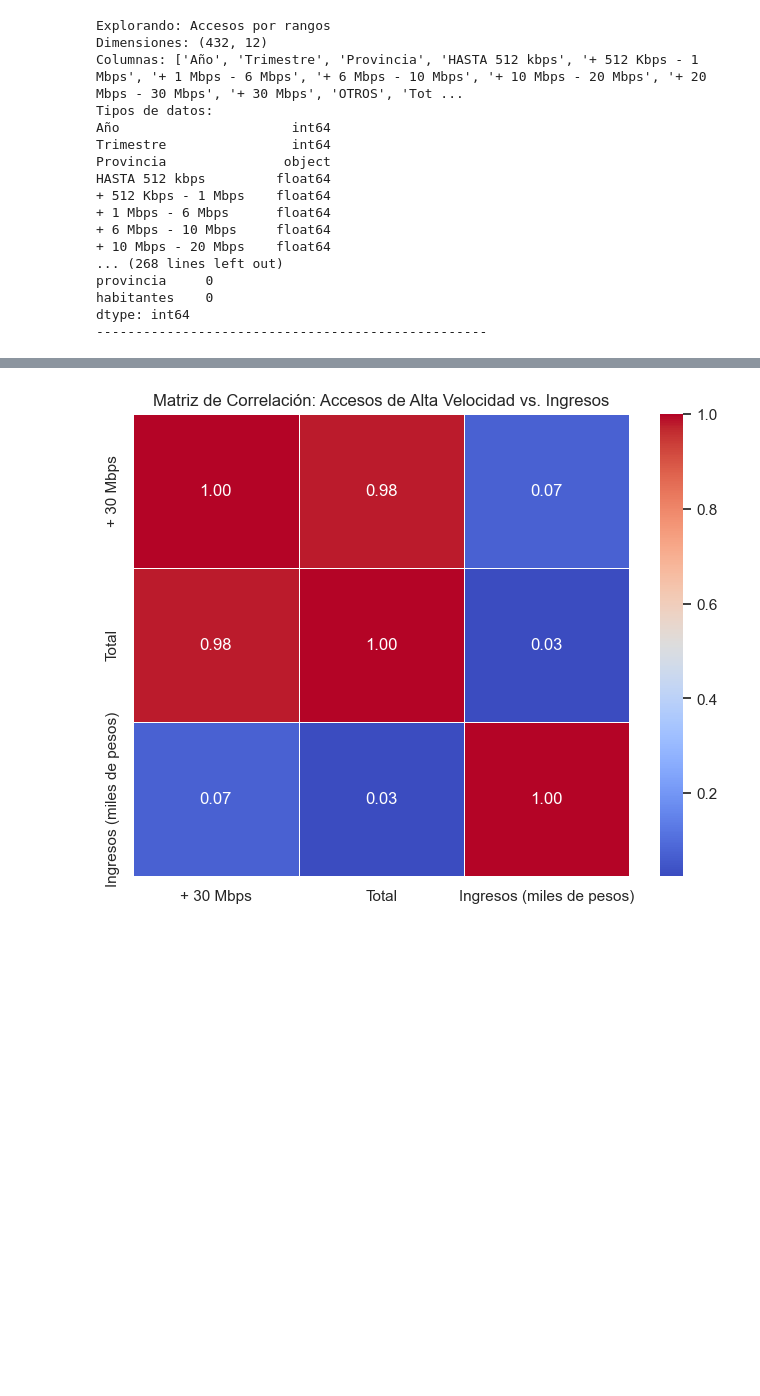
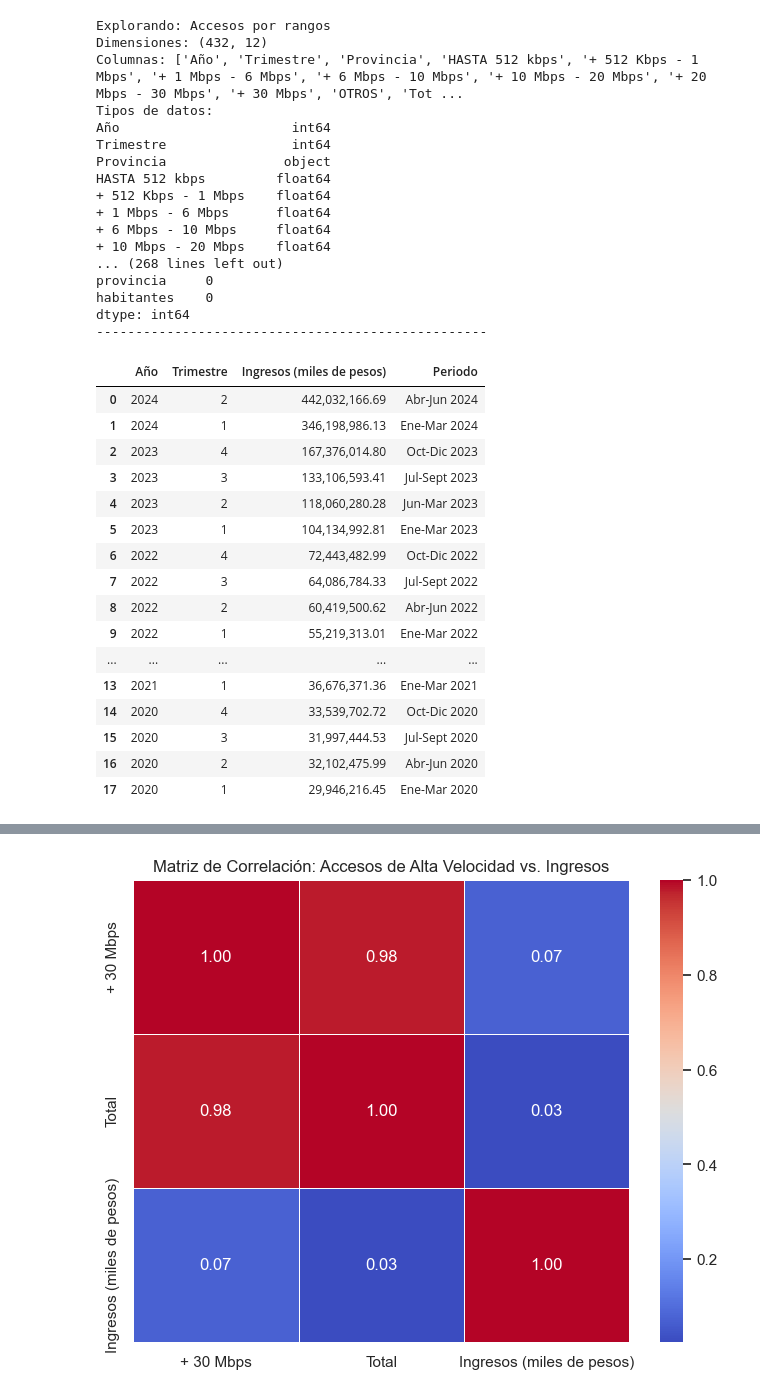
Before and after one commit to rook07/PI_DA, a Jupyter notebook: PI/EDA.ipynb, the cells around one changed output, grey strips where cells are left out. Cells and saved outputs as stored; diff of their text form; code cells hidden in the pictures; blank space fills up the shorter version.

```diff
--- a/PI/EDA.ipynb
+++ b/PI/EDA.ipynb
@@ -546,3 +499,23 @@ provincia     0
 habitantes    0
 dtype: int64
 --------------------------------------------------
+# %%
+dic_df["Ingresos de internet"]
+# %% [output]
+|  | Año | Trimestre | Ingresos (miles de pesos) | Periodo |
+| 0 | 2024 | 2 | 442,032,166.69 | Abr-Jun 2024 |
+| 1 | 2024 | 1 | 346,198,986.13 | Ene-Mar 2024 |
+| 2 | 2023 | 4 | 167,376,014.80 | Oct-Dic 2023 |
+| 3 | 2023 | 3 | 133,106,593.41 | Jul-Sept 2023 |
+| 4 | 2023 | 2 | 118,060,280.28 | Jun-Mar 2023 |
+| 5 | 2023 | 1 | 104,134,992.81 | Ene-Mar 2023 |
+| 6 | 2022 | 4 | 72,443,482.99 | Oct-Dic 2022 |
+| 7 | 2022 | 3 | 64,086,784.33 | Jul-Sept 2022 |
+| 8 | 2022 | 2 | 60,419,500.62 | Abr-Jun 2022 |
+| 9 | 2022 | 1 | 55,219,313.01 | Ene-Mar 2022 |
+| ... | ... | ... | ... | ... |
+| 13 | 2021 | 1 | 36,676,371.36 | Ene-Mar 2021 |
+| 14 | 2020 | 4 | 33,539,702.72 | Oct-Dic 2020 |
+| 15 | 2020 | 3 | 31,997,444.53 | Jul-Sept 2020 |
+| 16 | 2020 | 2 | 32,102,475.99 | Abr-Jun 2020 |
+| 17 | 2020 | 1 | 29,946,216.45 | Ene-Mar 2020 |
```
Also changed, not shown: parts of 19 cells of this notebook, 1 other file.
